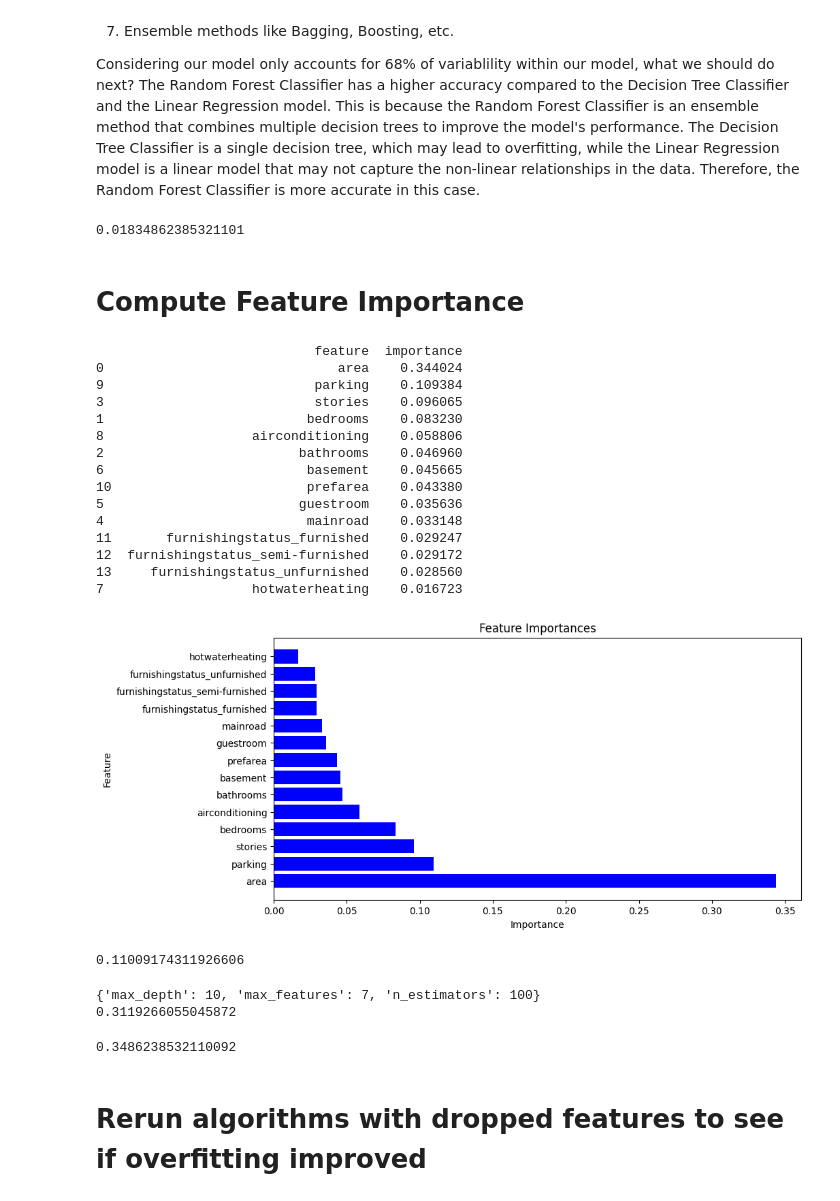
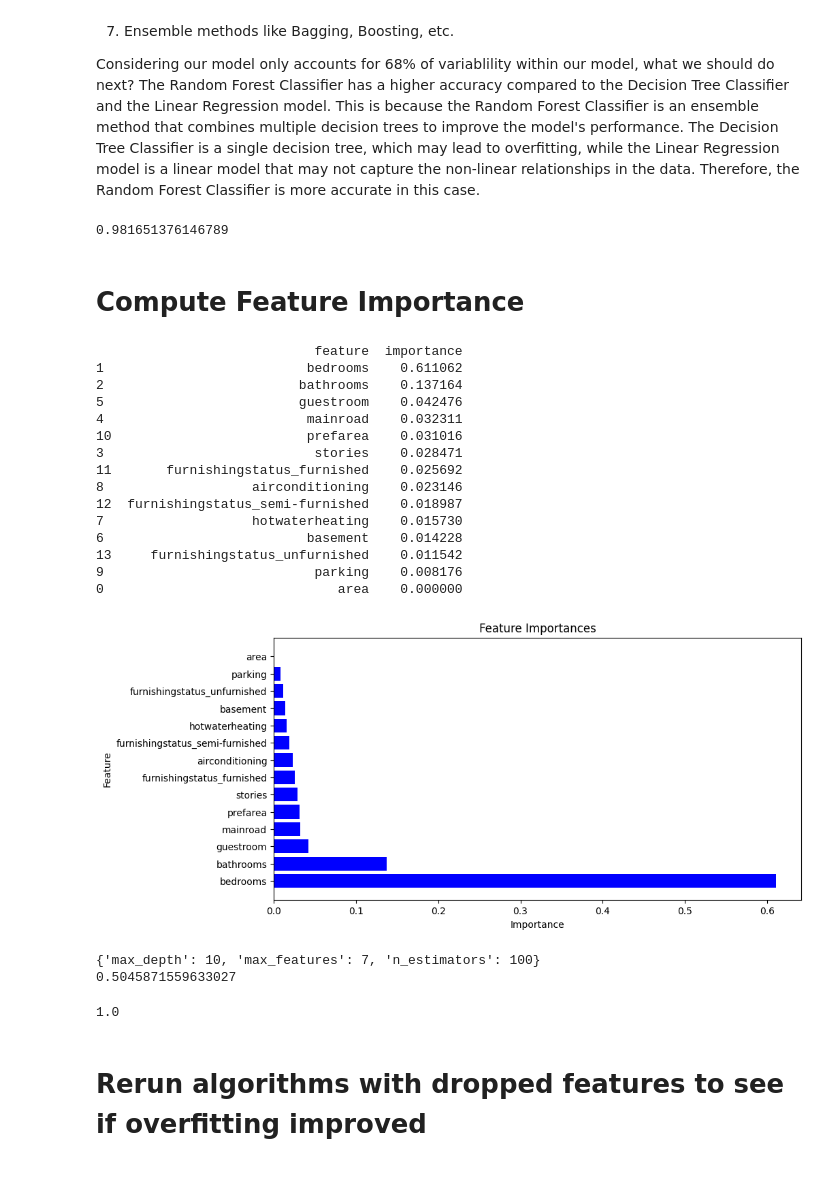
Before and after one commit to sgmalik/ML-Final-Project, a Jupyter notebook: main.ipynb, the cells around one changed output. Drawn from its saved outputs; the diff is of its cells as text; code cells hidden in the pictures.

```diff
--- a/main.ipynb
+++ b/main.ipynb
@@ -1075,8 +1076,8 @@ print(accuracy) # Display the accuracy of the model
 scores = [] # Create an empty list to store the scores
 for i in range(1, X_train.shape[1]): # Loop through the number of features
     dtc = DecisionTreeClassifier(max_features=i, random_state=0) # Create a Decision Tree Classifier with a maximum number of features
-    dtc.fit(X_train, y_train) # Train the model
-    scores.append(dtc.score(X_test, y_test)) # Test the model and append the score to the list
+    dtc.fit(X_train_log, y_train_log) # Train the model
+    scores.append(dtc.score(X_test_log, y_test_log)) # Test the model and append the score to the list
 # %%
 # Visualize the results
 plt.figure(figsize=(10, 5))
@@ -1096,7 +1097,7 @@ The graph shows the accuracy of the Decision Tree Classifier model with differen
 * Implement Random Forest Classifier: Random Forest is an ensemble learning method that combines multiple decision trees to create a more accurate model. It is more robust than a single decision tree and less likely to overfit the data. It can handle both regression and classification tasks. It is also less sensitive to outliers and missing values. It can handle a large number of features and is suitable for high-dimensional data which is quite useful for our housing dataset considering the number of features we have.
 # %%
 rfc = RandomForestClassifier(random_state = 0, n_estimators=50, min_samples_split=2, max_features=5, max_depth=10) # random_state is used to ensure reproducibility
-rfc.fit(X_train, y_train) # Train the model
-accuracy = rfc.score(X_test, y_test) # Test the model
+rfc.fit(X_train_log, y_train_log) # Train the model
+accuracy = rfc.score(X_test_log, y_test_log) # Test the model
 print(accuracy) # Display the accuracy of the model
 # %% [output]
@@ -1105,8 +1106,8 @@ print(accuracy) # Display the accuracy of the model
 scores = [] # Create an empty list to store the scores
 for i in range(10, 100, 10): #iterate through different sizes of trees
     rfc = RandomForestClassifier(n_estimators=i, random_state=0) # Create a Random Forest Classifier with a maximum number of features
-    rfc.fit(X_train, y_train) # Train the model
-    scores.append(rfc.score(X_test, y_test)) # Test the model and append the score to the list
+    rfc.fit(X_train_log, y_train_log) # Train the model
+    scores.append(rfc.score(X_test_log, y_test_log)) # Test the model and append the score to the list
 # %%
 # Visualize the results
 plt.figure(figsize=(10, 5))
@@ -1135,51 +1136,51 @@ The Random Forest Classifier has a higher accuracy compared to the Decision Tree
 # %%
 # baseline model 50 trees
 rfc = RandomForestClassifier(random_state = 0, n_estimators=50)
-rfc.fit(X_train, y_train)
-y_pred = rfc.predict(X_test)
-accuracy = accuracy_score(y_test, y_pred)
+rfc.fit(X_train_log, y_train_log)
+y_pred = rfc.predict(X_test_log)
+accuracy = accuracy_score(y_test_log, y_pred)
 print(accuracy)
 # %% [output]
-0.01834862385321101
+0.981651376146789
 # %% [markdown]
 # Compute Feature Importance
 # %%
 # implement feature importance within random forest classifier to refine model
 # Create a Random Forest Classifier
 rfc = RandomForestClassifier(n_estimators=50, random_state=0)
 # Train the model
-rfc.fit(X_train, y_train)
+rfc.fit(X_train_log, y_train_log)
 # Get feature importances
 importances = rfc.feature_importances_
 # Create a DataFrame
 X = pd.DataFrame(X, columns=data.columns.drop('price'))
-feature_importances = pd.DataFrame({'feature': X.columns, 'importance': importances[1:]})
+feature_importances = pd.DataFrame({'feature': X.columns, 'importance': importances})
 # Sort the DataFrame
 feature_importances = feature_importances.sort_values(by='importance', ascending=False)
 # Display the DataFrame
 print(feature_importances)
 
 # Visualize the feature importances
 plt.figure(figsize=(10, 5))
 plt.barh(feature_importances['feature'], feature_importances['importance'], color='blue')
 plt.xlabel('Importance')
 plt.ylabel('Feature')
 plt.title('Feature Importances')
 plt.show()
 # %% [output]
                             feature  importance
-0                              area    0.344024
-9                           parking    0.109384
-3                           stories    0.096065
-1                          bedrooms    0.083230
-8                   airconditioning    0.058806
-2                         bathrooms    0.046960
-6                          basement    0.045665
-10                         prefarea    0.043380
-5                         guestroom    0.035636
-4                          mainroad    0.033148
-11       furnishingstatus_furnished    0.029247
-12  furnishingstatus_semi-furnished    0.029172
-13     furnishingstatus_unfurnished    0.028560
-7                   hotwaterheating    0.016723
+1                          bedrooms    0.611062
+2                         bathrooms    0.137164
+5                         guestroom    0.042476
+4                          mainroad    0.032311
+10                         prefarea    0.031016
+3                           stories    0.028471
+11       furnishingstatus_furnished    0.025692
+8                   airconditioning    0.023146
+12  furnishingstatus_semi-furnished    0.018987
+7                   hotwaterheating    0.015730
+6                          basement    0.014228
+13     furnishingstatus_unfurnished    0.011542
+9                           parking    0.008176
+0                              area    0.000000
-[figure, old version]
+[figure, new version]
@@ -1186,17 +1192,4 @@ plt.show()
 # %%
-# based on feature importance, we can remove the least important features to improve the model
-# X = X.drop(['furnishingstatus_furnished', 'furnishingstatus_unfurnished', 'furnishingstatus_semi-furnished', 'hotwaterheating'], axis=1)
-# Split the data again with the refined features
-X_train, X_test, y_train, y_test = train_test_split(X, y, test_size=0.2, random_state=0)
-# Create a Random Forest Classifier
-rfc = RandomForestClassifier(n_estimators=50, random_state=0)
-# Train the model
-rfc.fit(X_train, y_train)
-# Test the model
-accuracy = rfc.score(X_test, y_test)
-print(accuracy) # Display the accuracy of the model
-
-# did not change the accuracy of the model
 # implement grid search to find the best hyperparameters for the model
 # Create a Random Forest Classifier
 rfc = RandomForestClassifier(random_state=0)
@@ -1217,20 +1210,19 @@ print(best_params)
 accuracy = grid_search.score(X_test, y_test)
 print(accuracy) # Display the accuracy of the model
 # %% [output]
-0.11009174311926606
+{'max_depth': 10, 'max_features': 7, 'n_estimators': 100}
+0.5045871559633027
-{'max_depth': 10, 'max_features': 7, 'n_estimators': 100}
-0.3119266055045872
 # %%
 # implement model with best parameters
 # Create a Random Forest Classifier
 rfc = RandomForestClassifier(n_estimators=100, max_depth=30, max_features=7, random_state=0)
 # Train the model
-rfc.fit(X_train, y_train)
+rfc.fit(X_train_log, y_train_log)
 # Test the model
-accuracy = rfc.score(X_test, y_test)
+accuracy = rfc.score(X_test_log, y_test_log)
 print(accuracy) # Display the accuracy of the model
 # %% [output]
-0.3486238532110092
+1.0
 # %% [markdown]
 # Rerun algorithms with dropped features to see if overfitting improved
 # %%
```
Also changed, not shown: parts of 17 cells of this notebook.
